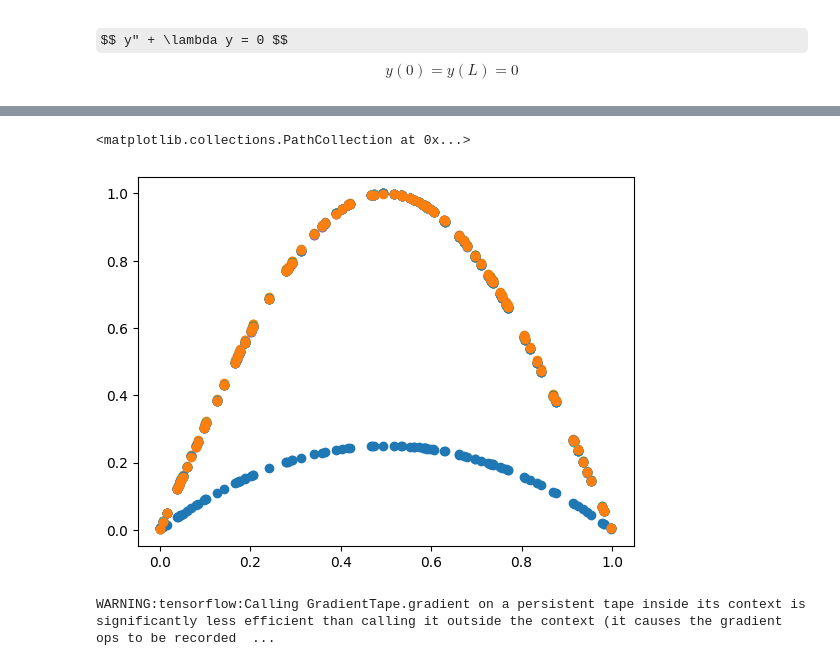
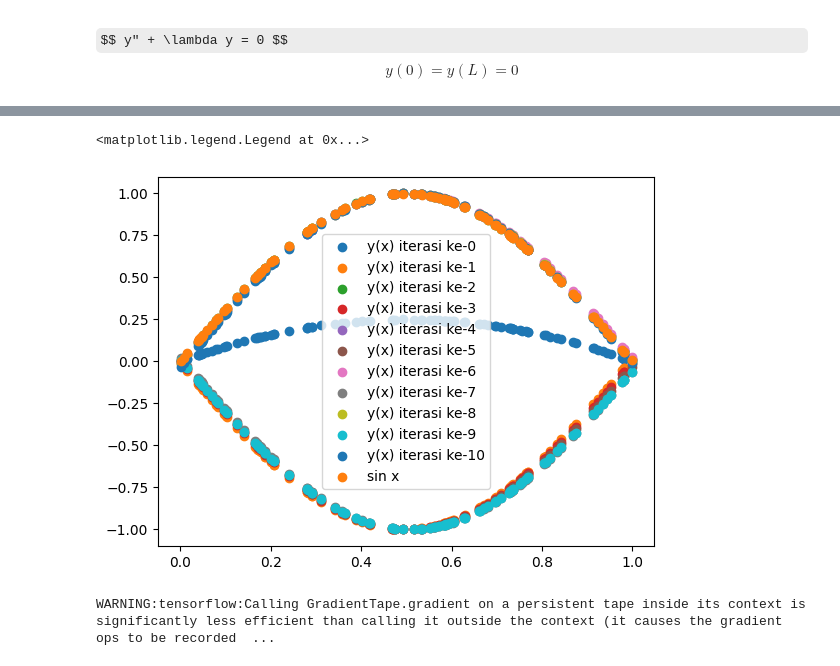
Before and after one commit to harryyudha7/thesis, a Jupyter notebook: evp_standard_neg.ipynb, the cells around one changed output, grey strips where cells are left out. Drawn from its saved outputs; the diff is of its cells as text; code cells hidden in the pictures; some formulas as TeX source.

```diff
--- a/evp_standard_neg.ipynb
+++ b/evp_standard_neg.ipynb
@@ -145,7 +145,7 @@ def infty_norm(x):
 # Number of training epochs
 N = 5000
 
-lamda0 = 10.0
+lamda0 = -15.0
 def base_model(x):
     return -x*(x-1)
 y0 = base_model(X_r)
@@ -205,15 +205,19 @@ Computation time: 0.199509859085083 seconds
 # %%
 import matplotlib.pyplot as plt
 arr_x = tf.linspace(0,1,100)
 y_pred = model(arr_x)
-
-for i in arr_y:
-    plt.scatter(X_r,i)
+legend = []
+for i in range(len(arr_y)):
+    if i%1==0:
+        plt.scatter(X_r,arr_y[i])
+        legend.append('y(x) iterasi ke-' + str(i))
 
 plt.scatter(X_r, tf.sin(pi*X_r))
+legend.append('sin x')
+plt.legend(legend)
 # %% [output]
-<matplotlib.collections.PathCollection at 0x...>
+<matplotlib.legend.Legend at 0x...>
-[figure, old version]
+[figure, new version]
 # %%
 def compute_loss_inner(model, X_r, lamda_i, y_i):
 
```
Also changed, not shown: parts of 1 cell of this notebook, 19 other files.
